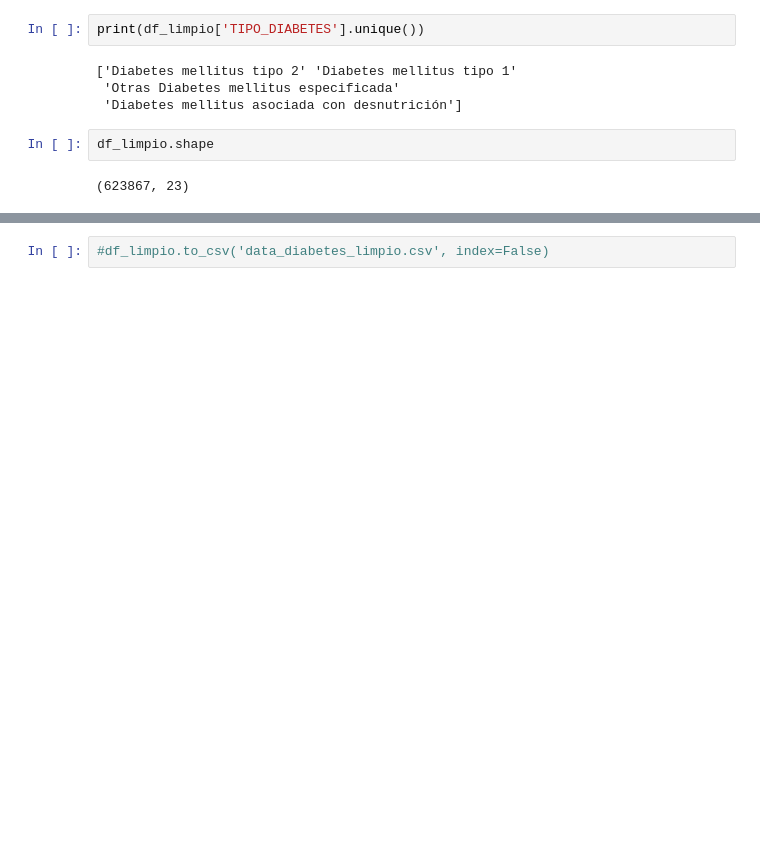
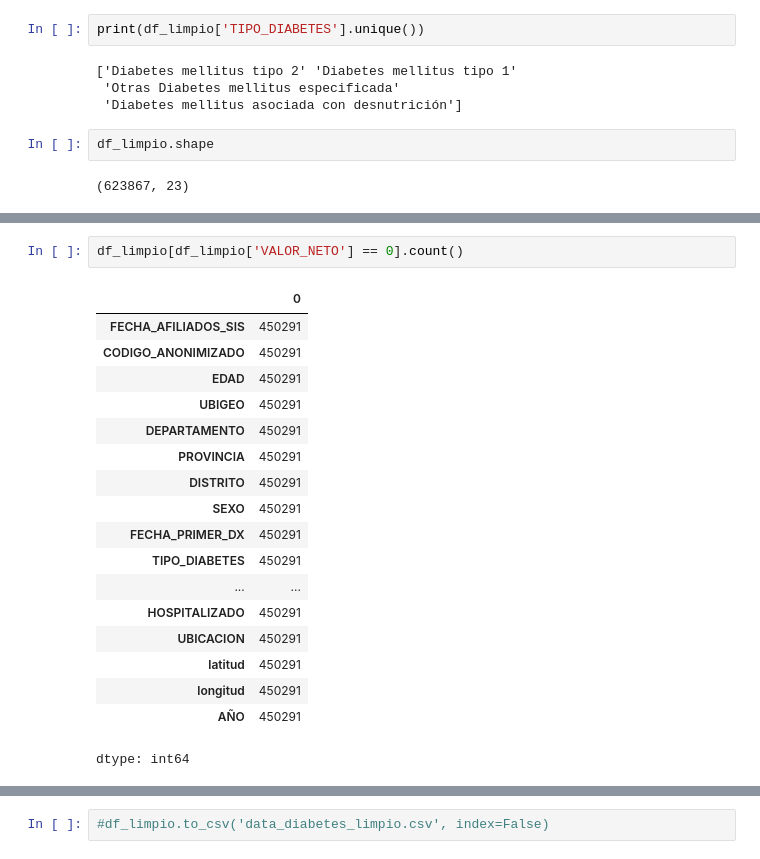
Before and after one commit to Sergius-DS/elecciOn_datasets, a Jupyter notebook: data_diabetes_Lat_Longitud.ipynb, the cells around one changed output, grey strips where cells are left out. Drawn from its saved outputs; the diff is of its cells as text; blank space fills up the shorter version.

```diff
--- a/data_diabetes_Lat_Longitud.ipynb
+++ b/data_diabetes_Lat_Longitud.ipynb
@@ -351,0 +380,21 @@ df_limpio.shape
+# %%
+df_limpio[df_limpio['VALOR_NETO'] == 0].count()
+# %% [output]
+|  | 0 |
+| FECHA_AFILIADOS_SIS | 450291 |
+| CODIGO_ANONIMIZADO | 450291 |
+| EDAD | 450291 |
+| UBIGEO | 450291 |
+| DEPARTAMENTO | 450291 |
+| PROVINCIA | 450291 |
+| DISTRITO | 450291 |
+| SEXO | 450291 |
+| FECHA_PRIMER_DX | 450291 |
+| TIPO_DIABETES | 450291 |
+| ... | ... |
+| HOSPITALIZADO | 450291 |
+| UBICACION | 450291 |
+| latitud | 450291 |
+| longitud | 450291 |
+| AÑO | 450291 |
+dtype: int64
```
Also changed, not shown: parts of 19 cells of this notebook.
